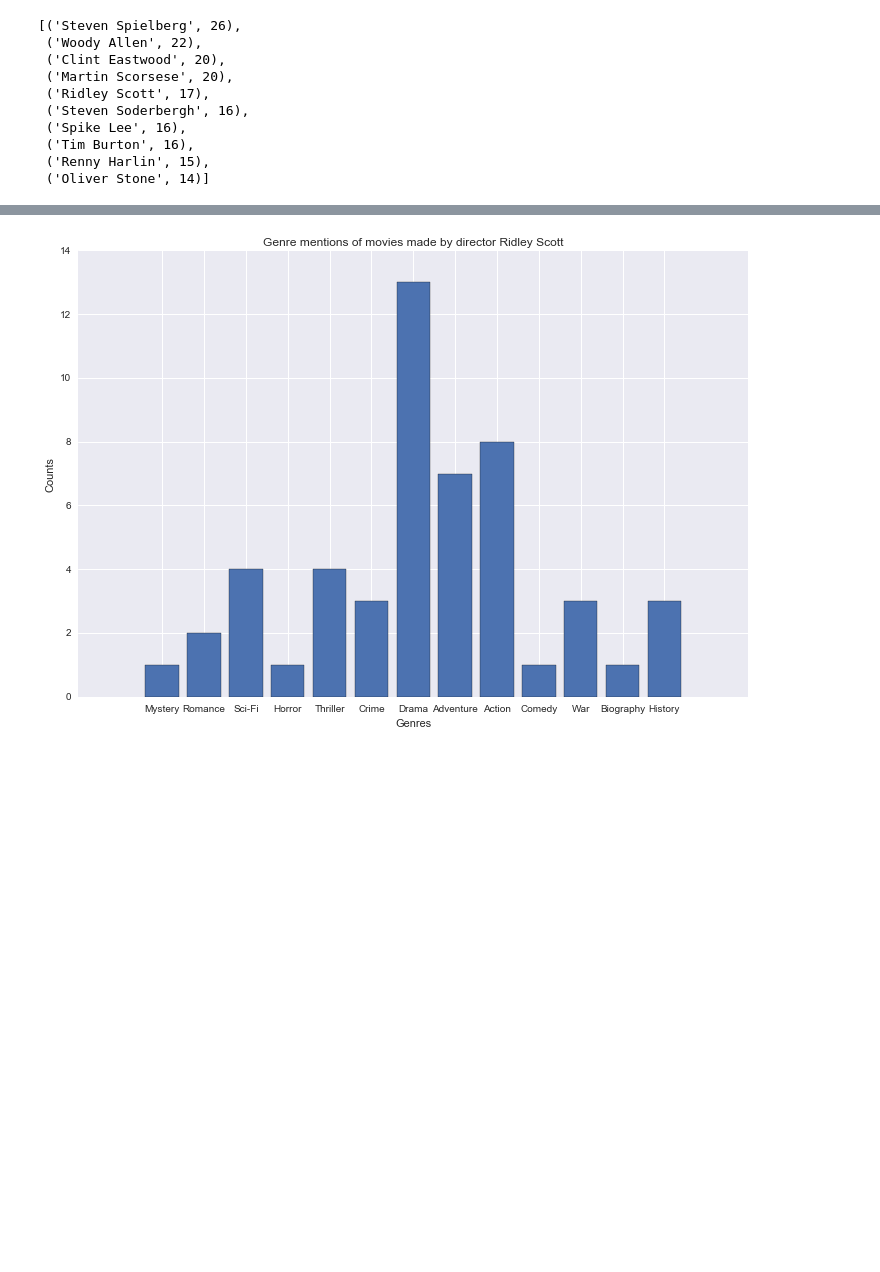
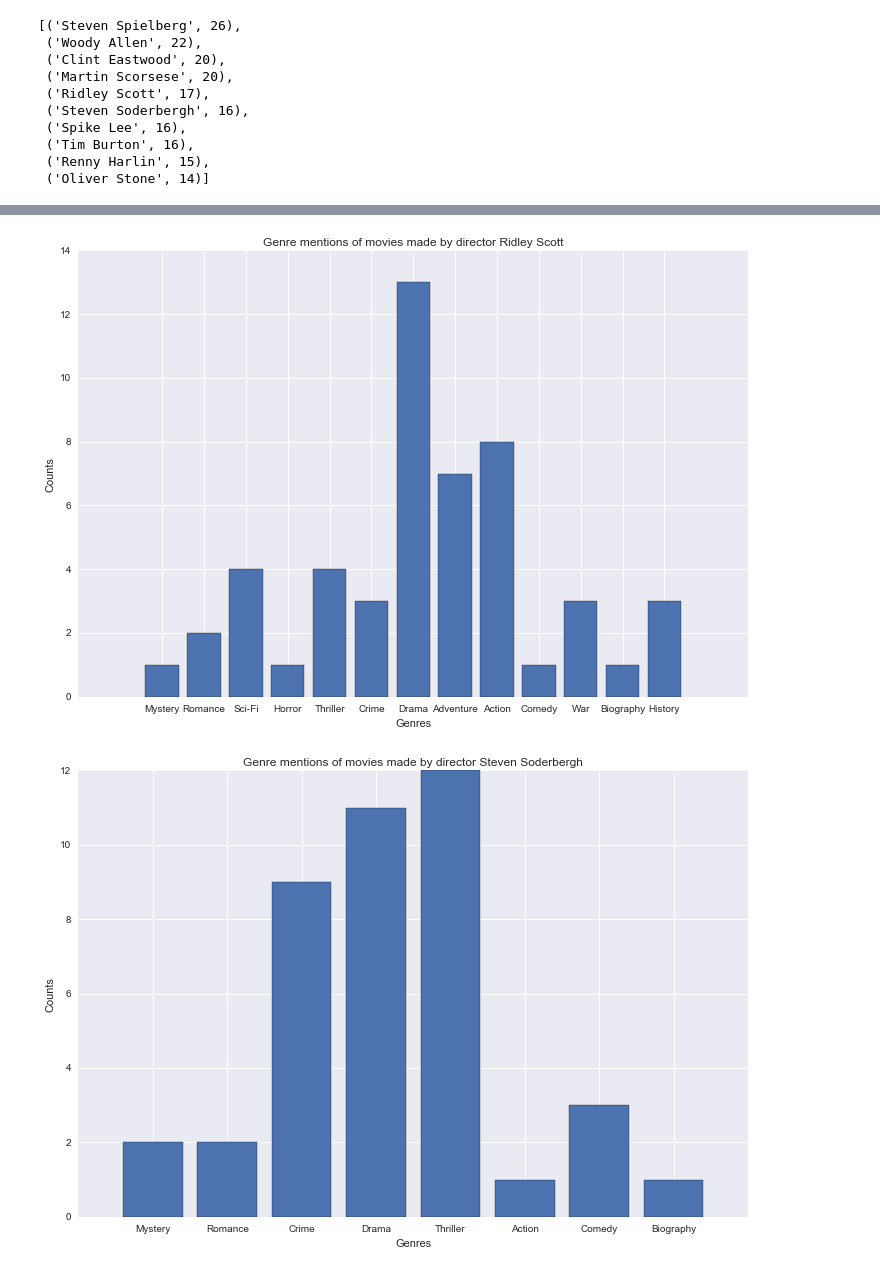
Before and after one commit to xueharry/cs109b-final-project, a Jupyter notebook: milestone1/directors_genres.ipynb, the cells around one changed output, grey strips where cells are left out. Cells and saved outputs as stored; diff of their text form; code cells hidden in the pictures; blank space fills up the shorter version.

```diff
--- a/milestone1/directors.ipynb
+++ b/milestone1/directors_genres.ipynb
@@ -118,12 +81,13 @@ sorted(Counter(df["director_name"]).items(), key = operator.itemgetter(1))[::-1]
  ('Renny Harlin', 15),
  ('Oliver Stone', 14)]
 # %%
-top = ["Steven Spielberg", "Woody Allen", "Clint Eastwood", "Martin Scorsese", "Ridley Scott"]
+top = ["Steven Spielberg", "Woody Allen", "Clint Eastwood", "Martin Scorsese", "Ridley Scott", "Steven Soderbergh", "Spike Lee", "Tim Burton", "Renny Harlin", "Oliver Stone"]
 for d in top:
     plot_director(d)
 # %% [output]
 [figure]
 [figure]
 [figure]
 [figure]
 [figure]
+[figure, added]
```
Also changed, not shown: parts of 9 cells of this notebook.
